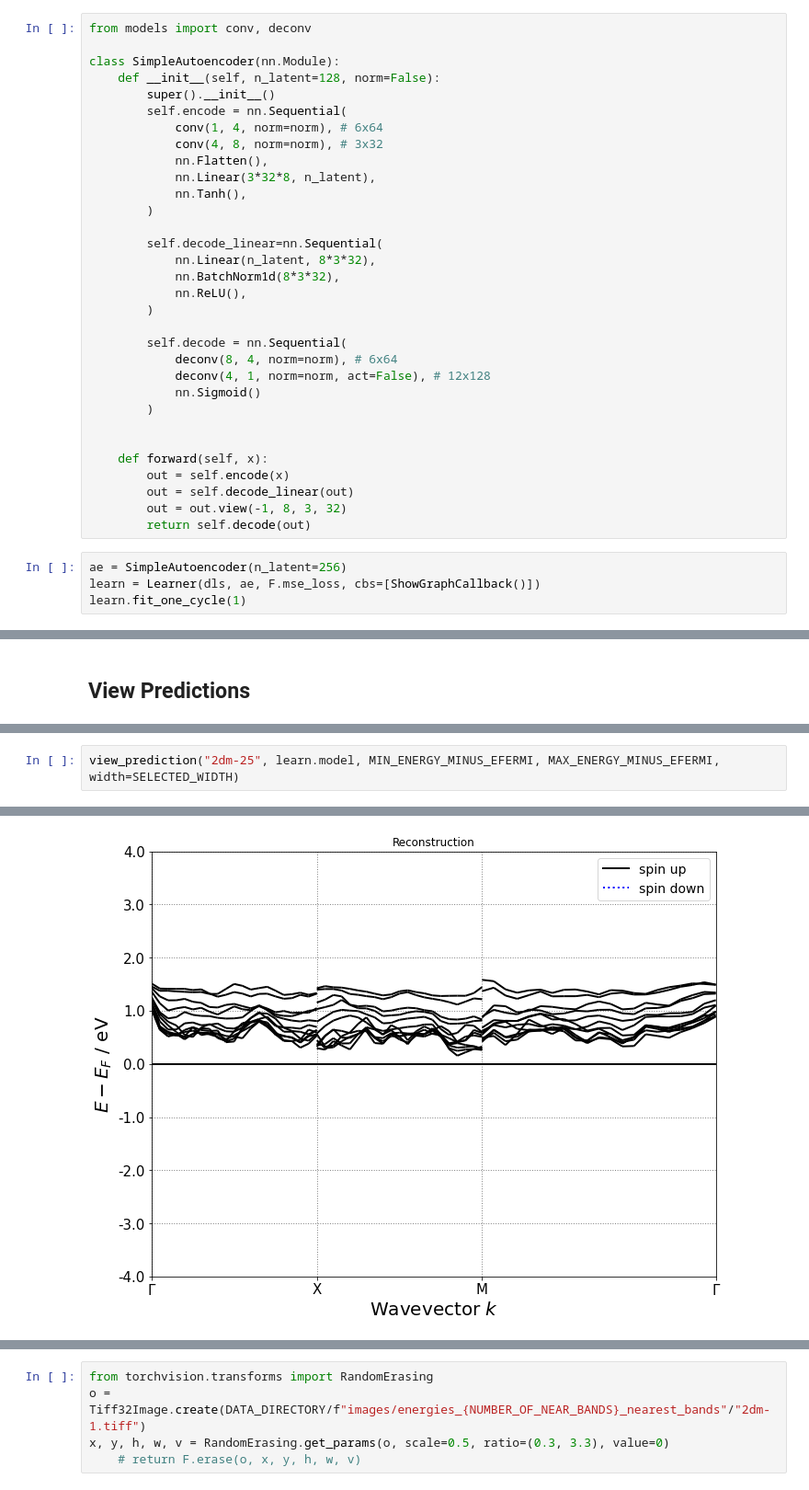
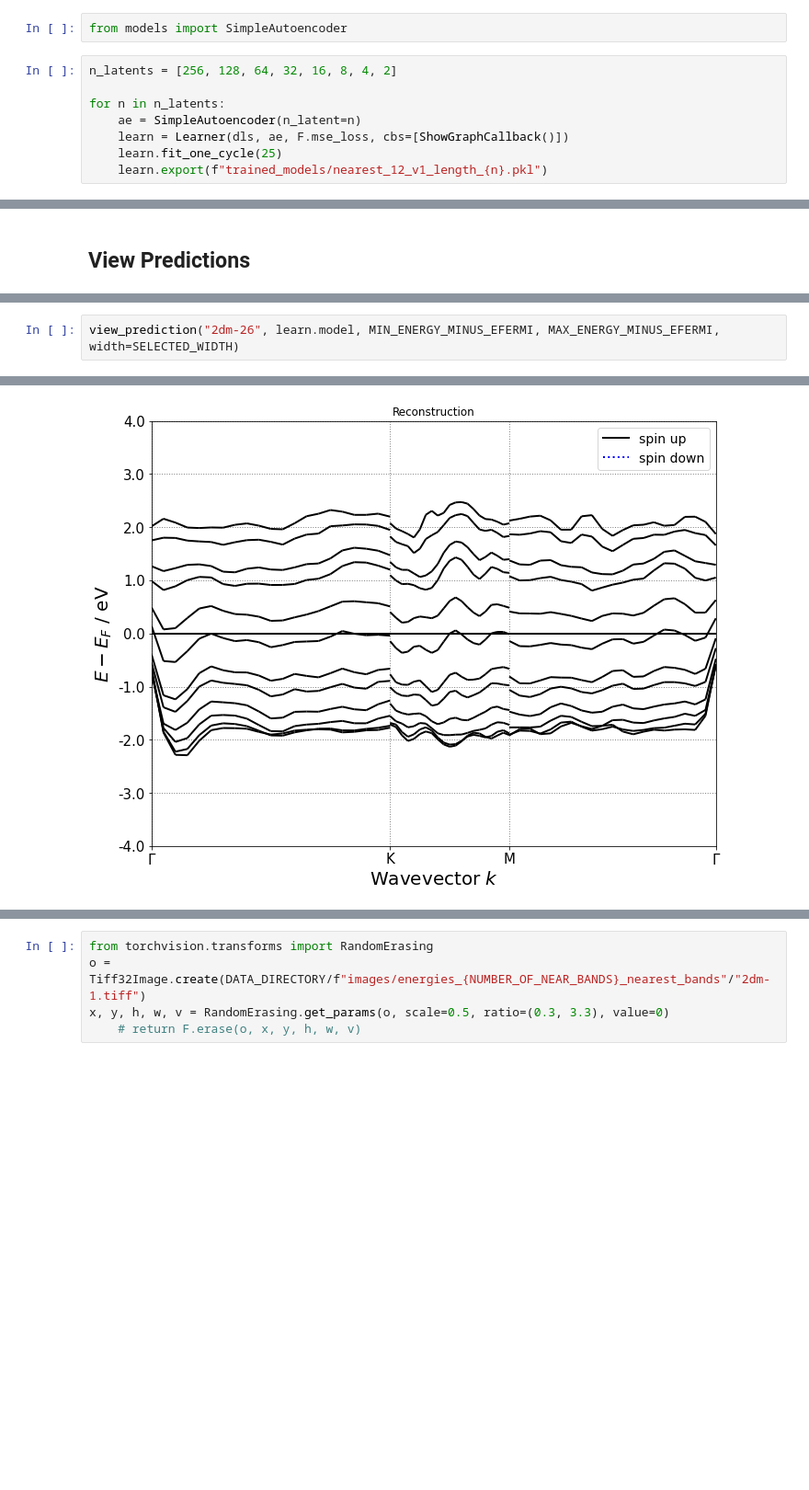
Before and after one commit to ThomasWarford/band-fingerprint, a Jupyter notebook: autoencoder/train_nearest_N.ipynb, the cells around one changed output, grey strips where cells are left out. Shown at 92% size. Cells and saved outputs as stored; diff of their text form; blank space fills up the shorter version.

Commit message:
fix model loading

```diff
--- a/autoencoder/train_nearest_N.ipynb
+++ b/autoencoder/train_nearest_N.ipynb
@@ -42,40 +49,14 @@ IndexError: tuple index out of range
 # %% [markdown]
 ### Create Learner
 # %%
-from models import conv, deconv
-
-class SimpleAutoencoder(nn.Module):
-    def __init__(self, n_latent=128, norm=False):
-        super().__init__()
-        self.encode = nn.Sequential(
-            conv(1, 4, norm=norm), # 6x64
-            conv(4, 8, norm=norm), # 3x32
-            nn.Flatten(),
-            nn.Linear(3*32*8, n_latent),
-            nn.Tanh(),
-        )
-
-        self.decode_linear=nn.Sequential(
-            nn.Linear(n_latent, 8*3*32),
-            nn.BatchNorm1d(8*3*32),
-            nn.ReLU(),
-        )
-
-        self.decode = nn.Sequential(
-            deconv(8, 4, norm=norm), # 6x64
-            deconv(4, 1, norm=norm, act=False), # 12x128
-            nn.Sigmoid()
-        )
-
-
-    def forward(self, x):
-        out = self.encode(x)
-        out = self.decode_linear(out)
-        out = out.view(-1, 8, 3, 32)
-        return self.decode(out)
+from models import SimpleAutoencoder
 # %%
-ae = SimpleAutoencoder(n_latent=256)
-learn = Learner(dls, ae, F.mse_loss, cbs=[ShowGraphCallback()])
-learn.fit_one_cycle(1)
+n_latents = [256, 128, 64, 32, 16, 8, 4, 2]
+
+for n in n_latents:
+    ae = SimpleAutoencoder(n_latent=n)
+    learn = Learner(dls, ae, F.mse_loss, cbs=[ShowGraphCallback()])
+    learn.fit_one_cycle(25)
+    learn.export(f"trained_models/nearest_12_v1_length_{n}.pkl")
 # %% [output]
 | epoch | train_loss | valid_loss | time |
@@ -90,6 +176,6 @@ findfont: Font family ['Times New Roman'] not found. Falling back to DejaVu Sans
 [figure]
 # %%
-view_prediction("2dm-25", learn.model, MIN_ENERGY_MINUS_EFERMI, MAX_ENERGY_MINUS_EFERMI, width=SELECTED_WIDTH)
+view_prediction("2dm-26", learn.model, MIN_ENERGY_MINUS_EFERMI, MAX_ENERGY_MINUS_EFERMI, width=SELECTED_WIDTH)
 # %% [output]
 array([<AxesSubplot:title={'center':'Input'}>,
        <AxesSubplot:title={'center':'Reconstruction'}>], dtype=object)
@@ -98,2 +184,2 @@ array([<AxesSubplot:title={'center':'Input'}>,
-[figure, old version]
+[figure, new version]
 # %%
```
Also changed, not shown: parts of 10 cells of this notebook, 2 other files.
